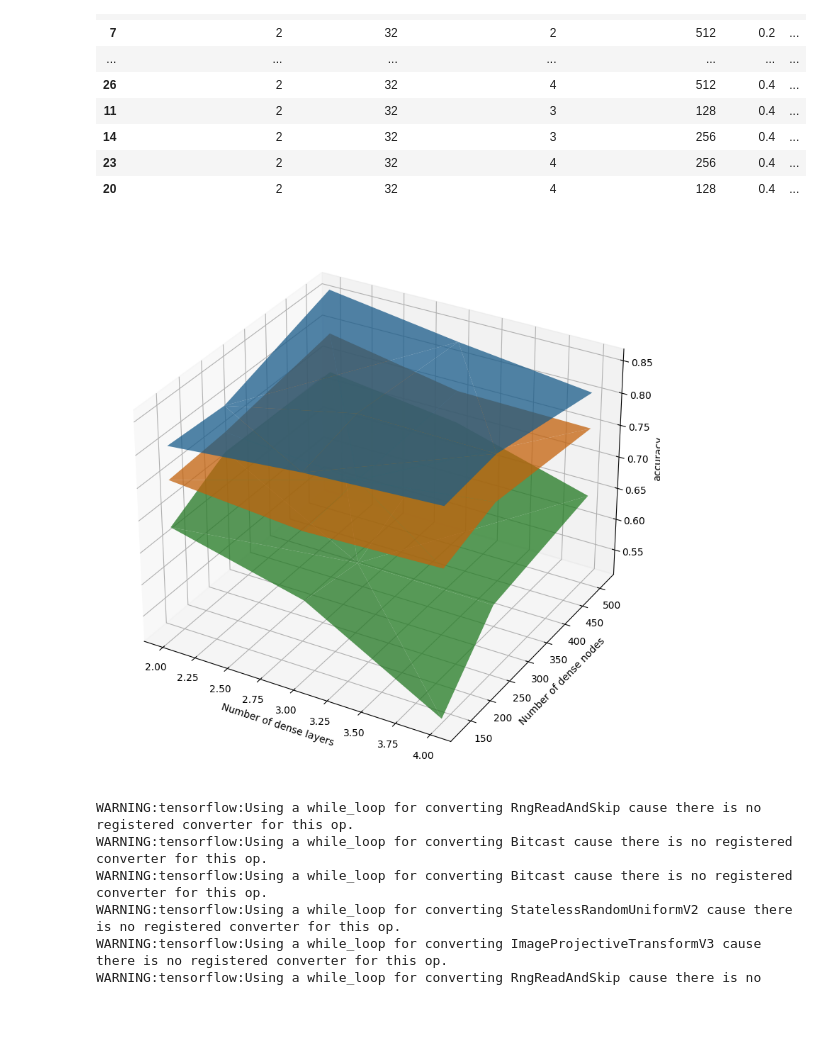
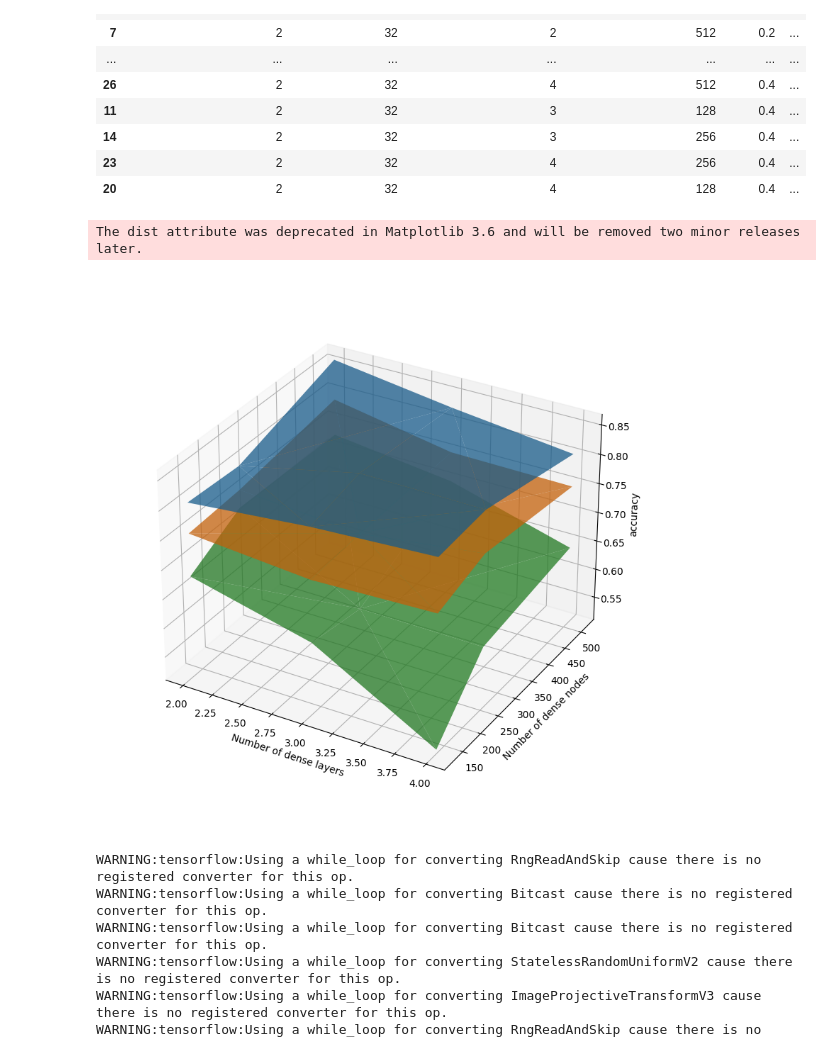
Before and after one commit to alexanderkell/tensorflow-projects, a Jupyter notebook: notebooks/Projects/image/1.0-ajmk-EuroSAT.ipynb, the cells around one changed output. Cells and saved outputs as stored; diff of their text form; code cells hidden in the pictures; blank space fills up the shorter version.

```diff
--- a/notebooks/Projects/image/1.0-ajmk-EuroSAT.ipynb
+++ b/notebooks/Projects/image/1.0-ajmk-EuroSAT.ipynb
@@ -34,3 +34,15 @@ features {
     }
   }
 }
+# %%
+# show first 2 images
+for raw_record in data.take(2):
+    example = tf.train.Example()
+    example.ParseFromString(raw_record.numpy())
+    image = example.features.feature['image'].bytes_list.value[0]
+    label = example.features.feature['label'].int64_list.value[0]
+    image = tf.image.decode_jpeg(image, channels=3)
+    image = tf.image.convert_image_dtype(image, tf.float32)
+    plt.imshow(image)
+    plt.title(labels[label])
+    plt.show()
@@ -86,9 +101,15 @@ def split_into_batches(dataset, batch_size):
     return dataset.cache().shuffle(27000).batch(batch_size)
 
 def split_into_train_test_validation(dataset, batch_size):
-    train_size = int(0.5 * 27000)
-    validation_set = int(0.3 * 27000)
-    test_size = int(0.2 * 27000)
+    # Find the length of the dataset
+    length_of_dataset = len(list(dataset))
+
+    # Determine the size of each dataset
+    train_size = int(0.5 * length_of_dataset)
+    validation_set = int(0.3 * length_of_dataset)
+    test_size = int(0.2 * length_of_dataset)
+
+    # Split the dataset into train, validation and test sets
     train_dataset = dataset.take(train_size).cache().shuffle(train_size).batch(batch_size)
     validation_dataset = dataset.skip(train_size).take(validation_set).cache().shuffle(validation_set).batch(batch_size)
     test_dataset = dataset.skip(train_size).skip(validation_set).take(test_size).cache().shuffle(test_size).batch(batch_size)
@@ -98,7 +119,6 @@ def split_into_train_test_validation(dataset, batch_size):
 def sample_images(dataset, batch_size, num_batches=500):
     return dataset.take(num_batches*batch_size).cache().batch(batch_size)
 
-# parse first image from data
 parsed_image_dataset = data.map(parse_image)
 parsed_image_dataset = parsed_image_dataset.map(resize_image)
 
@@ -112,10 +132,7 @@ for image, label in parsed_image_dataset.take(5):
 
 parsed_image_dataset = parsed_image_dataset.map(normalize)
 # split into train and test
-train_dataset, validation_dataset, test_dataset = split_into_train_test_validation(parsed_image_dataset, 50)
-# train_dataset = sample_images(train_dataset, 50, num_batches=1000)
-# validation_dataset = sample_images(validation_dataset, 50)
-# test_dataset = sample_images(test_dataset, 50)
+train_dataset, validation_dataset, test_dataset = split_into_train_test_validation(dataset=parsed_image_dataset, batch_size=50)
 # %% [output]
 SeaLake
 (64, 64, 3)
@@ -231,22 +248,26 @@ results_df
 # %%
 # plot multiple surface plot of results using matplotlib
 import matplotlib.pyplot as plt
 
 fig = plt.figure(figsize=(10, 10))
 ax = fig.add_subplot(111, projection='3d')
 
 for name, group in results_df.groupby("dropout"):
     ax.plot_trisurf(group['number_of_dense_layers'], group['number_of_dense_nodes'], group['val_accuracy'], linewidth=0.5, alpha=0.75, label=name)
 
 ax.set_xlabel('Number of dense layers')
 ax.set_ylabel('Number of dense nodes')
 ax.set_zlabel('accuracy')
 
+# zoom out slightly so that all axis labels are visible
+ax.dist = 11
+
 
 
 plt.show()
 # %% [output]
+The dist attribute was deprecated in Matplotlib 3.6 and will be removed two minor releases later.
-[figure, old version]
+[figure, new version]
 # %%
 best_model = tf.keras.models.load_model(f'../../../models/EuroSAT/2_32_2_512_0.1.h5')
 best_model
```
Also changed, not shown: parts of 2 cells of this notebook.
